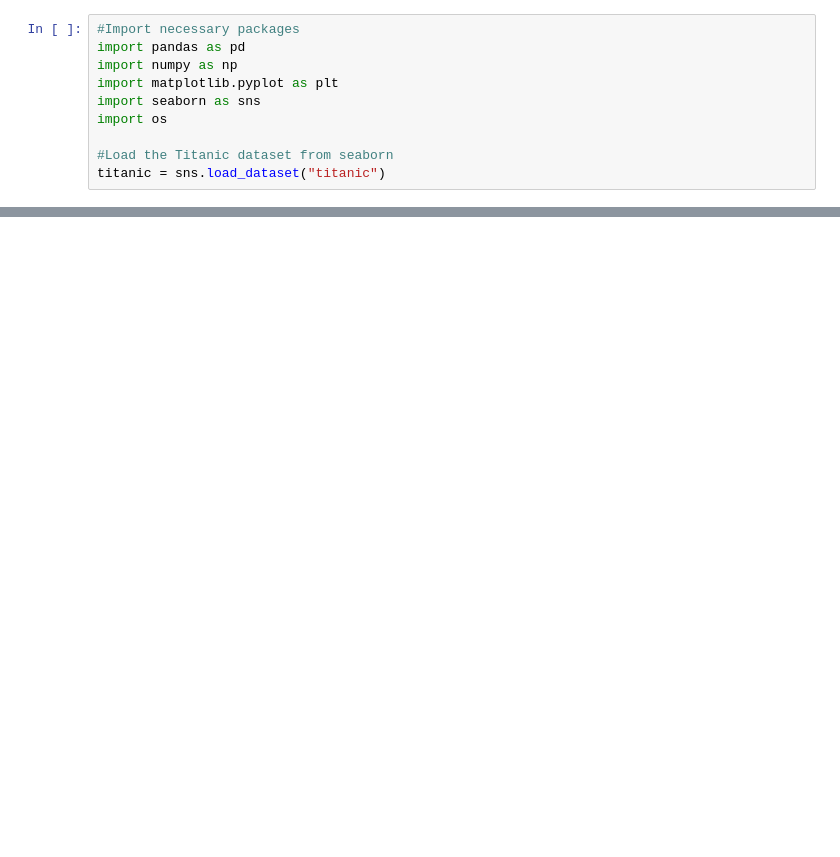
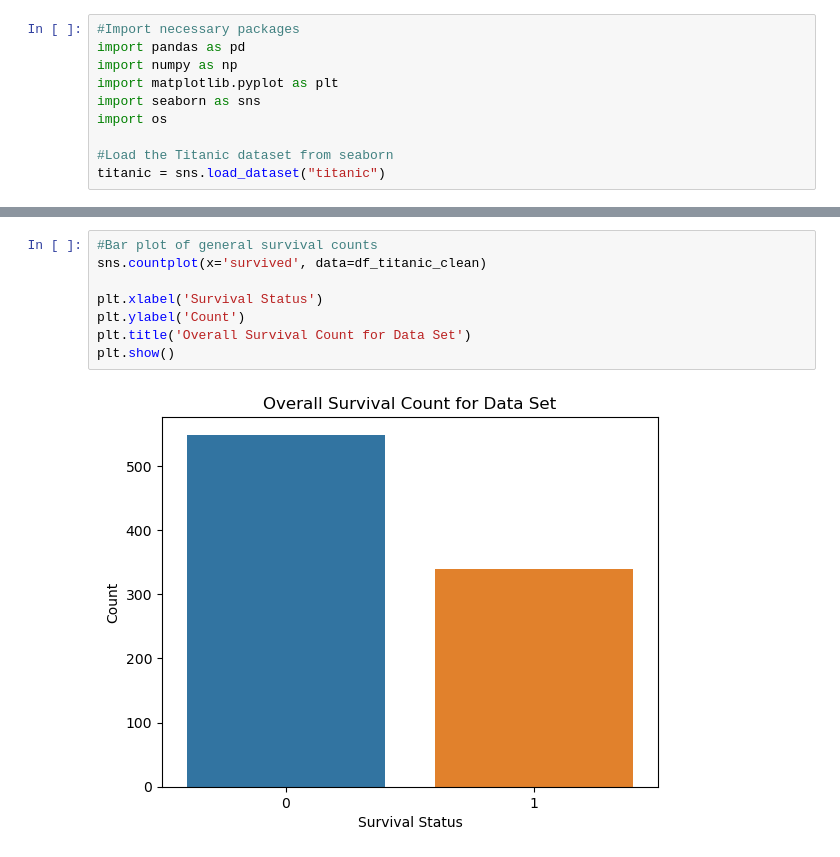
Before and after one commit to chance-roberts/DATA6550-Visualization, a Jupyter notebook: Code/Noblit/NoblitA_Visualization (1).ipynb, the cells around one changed output, grey strips where cells are left out. Saved outputs shown, nothing was run; the diff lists cells and outputs as text; blank space fills up the shorter version.

```diff
--- a/Code/Noblit/NoblitA_Visualization (1).ipynb
+++ b/Code/Noblit/NoblitA_Visualization (1).ipynb
@@ -56,0 +144,10 @@ df_titanic
+# %%
+#Bar plot of general survival counts
+sns.countplot(x='survived', data=df_titanic_clean)
+
+plt.xlabel('Survival Status')
+plt.ylabel('Count')
+plt.title('Overall Survival Count for Data Set')
+plt.show()
+# %% [output]
+[figure, added]
```
Also changed, not shown: parts of 30 cells of this notebook.
